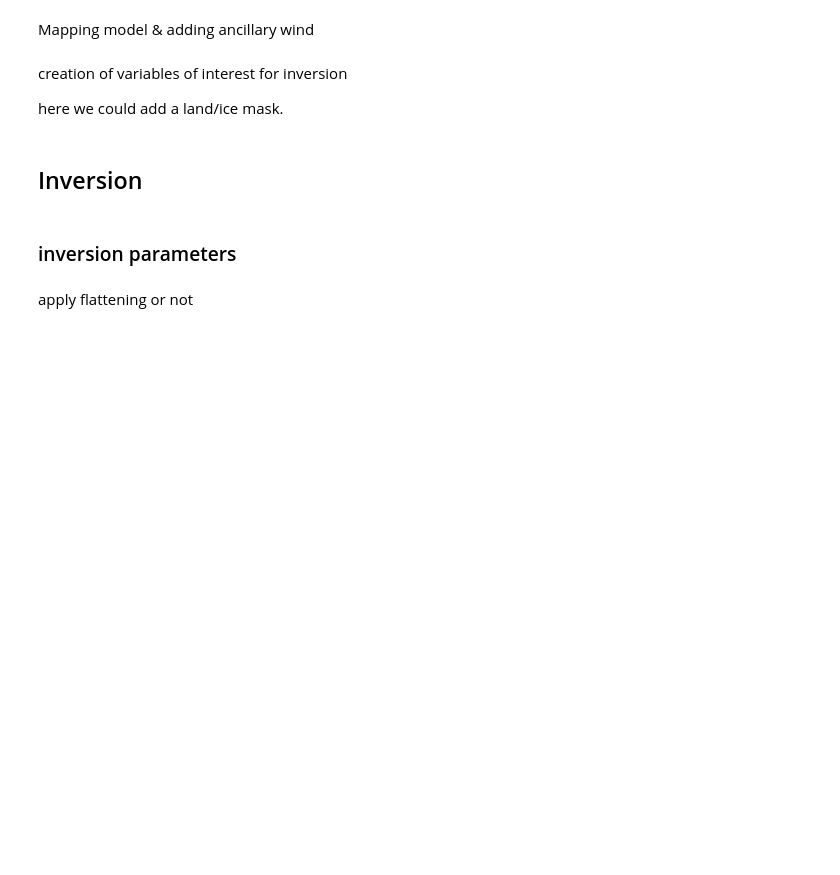
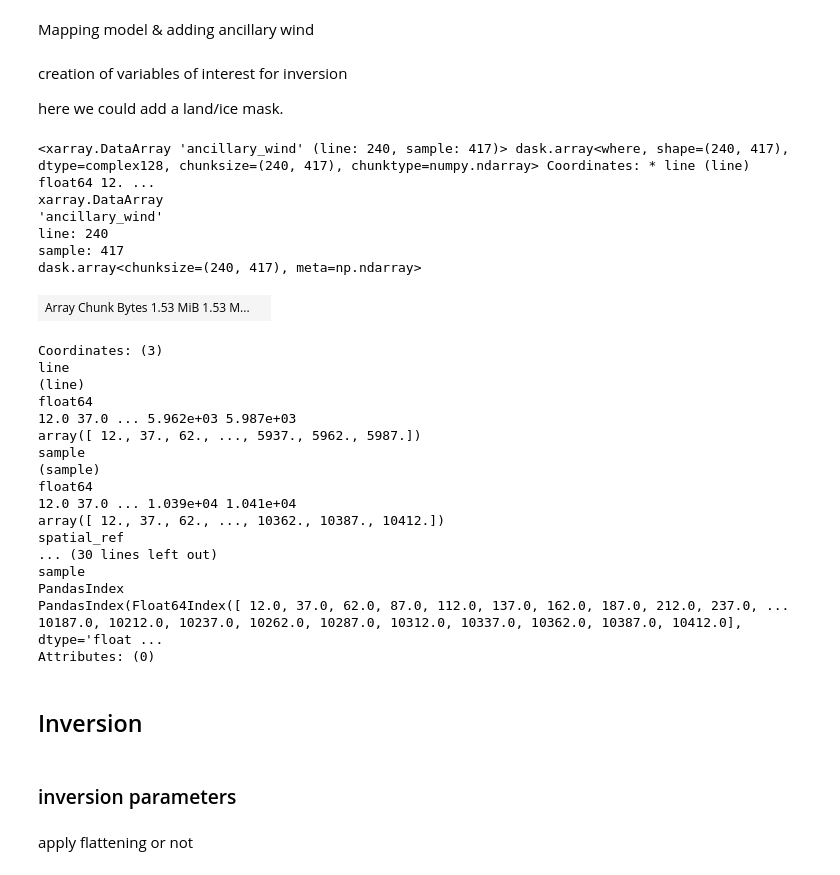
Before and after one commit to umr-lops/xsarsea, a Jupyter notebook: docs/examples/windspeed_retrieval_L1.ipynb, the cells around one changed output. Cells and saved outputs as stored; diff of their text form; code cells hidden in the pictures; blank space fills up the shorter version.

```diff
--- a/docs/examples/windspeed_retrieval_L1.ipynb
+++ b/docs/examples/windspeed_retrieval_L1.ipynb
@@ -31,7 +35,7 @@ not applied yet
 # %% [markdown]
 getting associated ancillary data (ecmwf)
 # %%
-s1meta.set_raster('ecmwf_0100_1h','/home/datawork-cersat-public/provider/ecmwf/forecast/hourly/0100deg/netcdf_light/%Y/%j/ECMWF_FORECAST_0100_%Y%m%d%H%M_10U_10V.nc')
+s1meta.set_raster('ecmwf_0100_1h',config["path_ecmwf_0100_1h"])
 import datetime
 for ecmwf_name in ['ecmwf_0100_1h' ]:
     ecmwf_infos = s1meta.rasters.loc[ecmwf_name]
@@ -66,6 +72,33 @@ dataset_1000m['ancillary_wind'] = xr.where(dataset_1000m['land_mask'], np.nan, d
 dataset_1000m.attrs['ancillary_source'] = dataset_1000m['model_U10'].attrs['history'].split('decoded: ')[1].strip()
 # %%
 hv.Image(dataset_1000m['sigma0_ocean'].sel(pol='VH')).opts(colorbar=True,cmap='binary',width=425, height=400, tools = ['hover'], title = "sigma0 VH")
+# %%
+dataset_1000m['ancillary_wind']
+# %% [output]
+<xarray.DataArray 'ancillary_wind' (line: 240, sample: 417)> dask.array<where, shape=(240, 417), dtype=complex128, chunksize=(240, 417), chunktype=numpy.ndarray> Coordinates: * line (line) float64 12. ...
+xarray.DataArray
+'ancillary_wind'
+line: 240
+sample: 417
+dask.array<chunksize=(240, 417), meta=np.ndarray>
+| Array Chunk Bytes 1.53 MiB 1.53 M... |  |
+Coordinates: (3)
+line
+(line)
+float64
+12.0 37.0 ... 5.962e+03 5.987e+03
+array([ 12., 37., 62., ..., 5937., 5962., 5987.])
+sample
+(sample)
+float64
+12.0 37.0 ... 1.039e+04 1.041e+04
+array([ 12., 37., 62., ..., 10362., 10387., 10412.])
+spatial_ref
+... (30 lines left out)
+sample
+PandasIndex
+PandasIndex(Float64Index([ 12.0, 37.0, 62.0, 87.0, 112.0, 137.0, 162.0, 187.0, 212.0, 237.0, ... 10187.0, 10212.0, 10237.0, 10262.0, 10287.0, 10312.0, 10337.0, 10362.0, 10387.0, 10412.0], dtype='float ...
+Attributes: (0)
 # %% [markdown]
 ## Inversion
 # %% [markdown]
```
Also changed, not shown: parts of 3 cells of this notebook, 1 other file.
